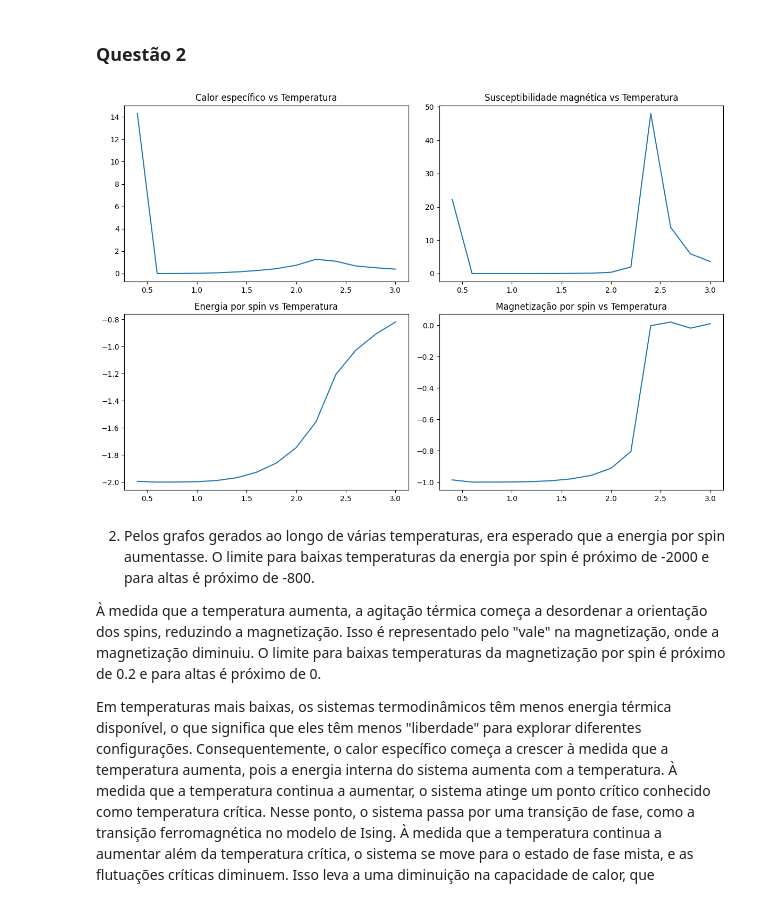
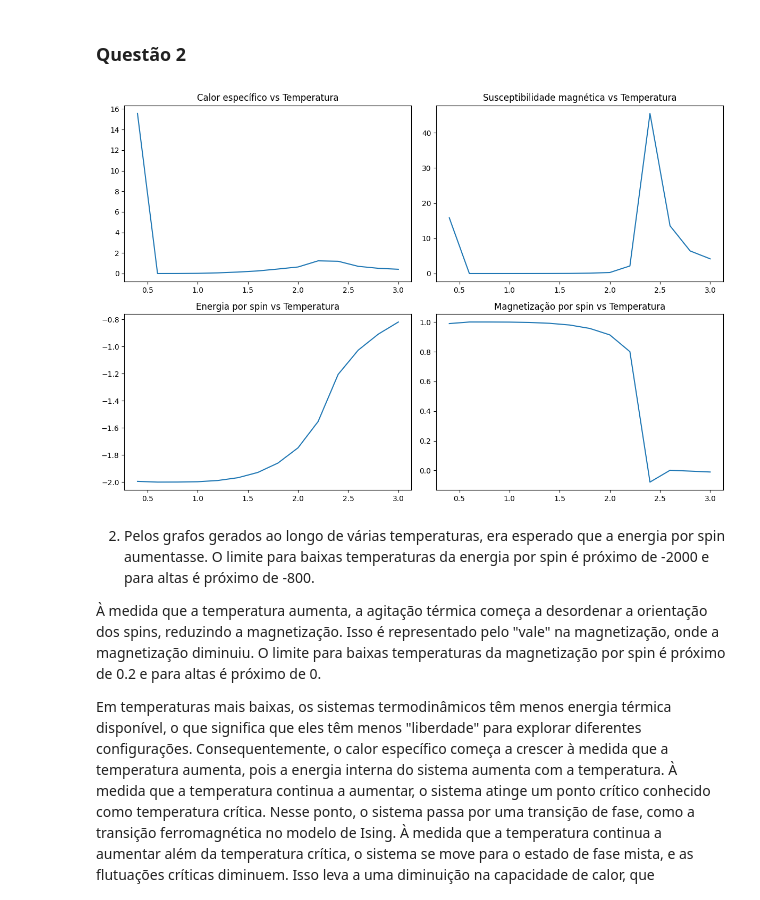
Before and after one commit to gabrielliman/Ising-Model, a Jupyter notebook: IFC_IsingModel-cp.ipynb, the cells around one changed output. Drawn from its saved outputs; the diff is of its cells as text; code cells hidden in the pictures.

```diff
--- a/IFC_IsingModel-cp.ipynb
+++ b/IFC_IsingModel-cp.ipynb
@@ -566,7 +566,7 @@ def calc_mag_sus_pts(arr_mag, temp_init, N, heat, steps, n, return_partial=False
     - arr_temp (np.ndarray): array of temperatures used in the simulations.
     - arr_mag_sus (np.ndarray): array of magnetic susceptibilities. Each element correspond to a run with a different temperature.
   """
-  it = arr_energies.shape[0]//(n*steps)
+  it = arr_mag.shape[0]//(n*steps)
   arr_mag_sus = np.zeros(it)
   if return_partial:
     arr_mag_sus_box = np.zeros(it*n)
@@ -702,7 +702,7 @@ def run_simul_varying_temp(N, temp_init, temp_limit, heat, steps, n):
     - arr_energies (np.ndarray): array of energies calculated in the simulations.
     - arr_mag (np.ndarray): array of magnetizations calculated in the simulations.
   """
-  s = [random.choice([-1, 1]) for _ in range(L * L)]
+  s = [random.choice([-1, 1]) for _ in range(N)]
   it = floor((temp_limit - temp_init)/heat) + 1
   arr_energies = np.zeros(n*steps*it)
   arr_mag = np.zeros(n*steps*it)
@@ -813,3 +816,32 @@ array([878.01249686, 873.81001819, 874.36946597, 869.48766015,
+# %%
+def plot_measures(heat_px, heat_py, mag_sus_px, mag_sus_py, spin_ener_px, spin_ener_py,
+                  spin_mag_px, spin_mag_py):
+  plt.figure(figsize=(12, 8))
+
+  # First subplot for heat_px and heat_py
+  plt.subplot(2, 2, 1)
+  plt.plot(heat_px, heat_py)
+  plt.title('Calor específico vs Temperatura')
+
+  # Second subplot for mag_sus_px and mag_sus_py
+  plt.subplot(2, 2, 2)
+  plt.plot(mag_sus_px, mag_sus_py)
+  plt.title('Susceptibilidade magnética vs Temperatura')
+
+  # Third subplot for spin_ener_px and spin_ener_py
+  plt.subplot(2, 2, 3)
+  plt.plot(spin_ener_px, spin_ener_py)
+  plt.title('Energia por spin vs Temperatura')
+
+  # Fourth subplot for the last pair
+  plt.subplot(2, 2, 4)
+  plt.plot(spin_mag_px, spin_mag_py)
+  plt.title('Magnetização por spin vs Temperatura')
+
+  plt.tight_layout()  # Ensures the subplots don't overlap
+
+  # Show the plots
+  plt.show()
 # %%
 L = 32
 heat = 0.2
@@ -852,35 +880,10 @@ heat_px, heat_py = calc_spec_heat_pts(arr_energies, temp_init, N, heat, steps, n
 mag_sus_px, mag_sus_py = calc_mag_sus_pts(arr_mag, temp_init, N, heat, steps, n)
 spin_ener_px, spin_ener_py = calc_spin_ener_pts(arr_energies, temp_init, N, heat, steps, n)
 spin_mag_px, spin_mag_py = calc_spin_mag_pts(arr_mag, temp_init, N, heat, steps, n)
-# %%
-plt.figure(figsize=(12, 8))
-
-# First subplot for heat_px and heat_py
-plt.subplot(2, 2, 1)
-plt.plot(heat_px, heat_py)
-plt.title('Calor específico vs Temperatura')
-
-# Second subplot for mag_sus_px and mag_sus_py
-plt.subplot(2, 2, 2)
-plt.plot(mag_sus_px, mag_sus_py)
-plt.title('Susceptibilidade magnética vs Temperatura')
-
-# Third subplot for spin_ener_px and spin_ener_py
-plt.subplot(2, 2, 3)
-plt.plot(spin_ener_px, spin_ener_py)
-plt.title('Energia por spin vs Temperatura')
-
-# Fourth subplot for the last pair
-plt.subplot(2, 2, 4)
-plt.plot(spin_mag_px, spin_mag_py)
-plt.title('Magnetização por spin vs Temperatura')
-
-plt.tight_layout()  # Ensures the subplots don't overlap
-
-# Show the plots
-plt.show()
-# %% [output]
-[figure, removed]
+# %%
+plot_measures(heat_px, heat_py, mag_sus_px, mag_sus_py, spin_ener_px, spin_ener_py, spin_mag_px, spin_mag_py)
+# %% [output]
+[figure, added]
 # %% [markdown]
 2) Pelos grafos gerados ao longo de várias temperaturas, era esperado que a energia por spin aumentasse. O limite para baixas temperaturas da energia por spin é próximo de -2000 e para altas é próximo de -800.
 
```
Also changed, not shown: parts of 16 cells of this notebook.
